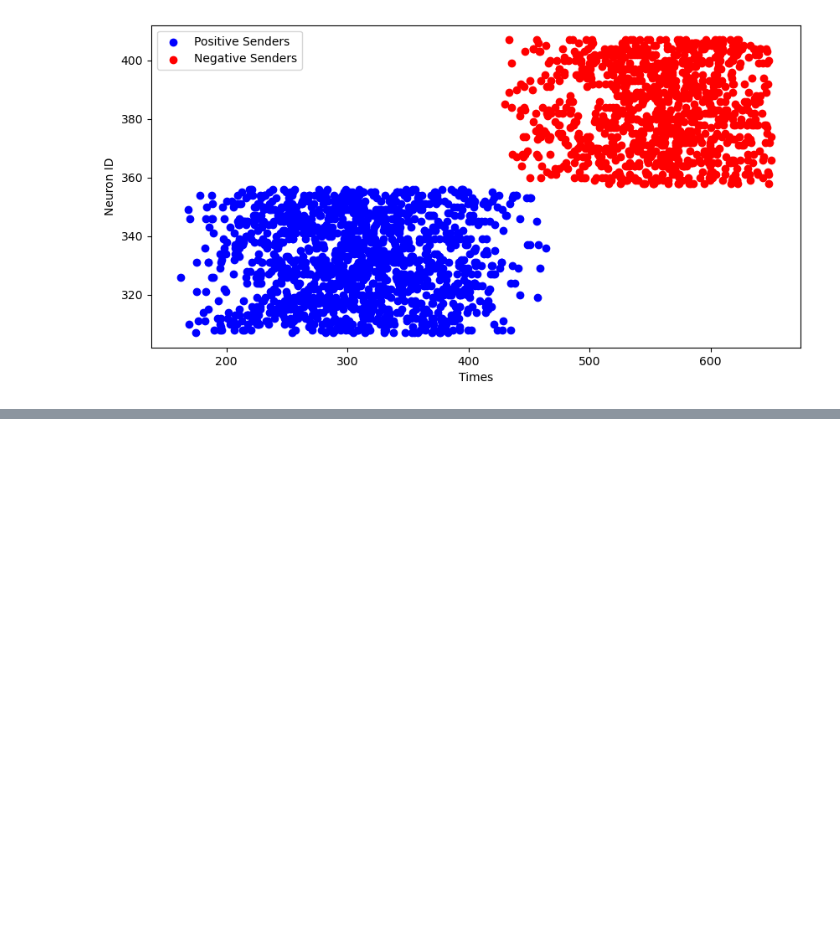
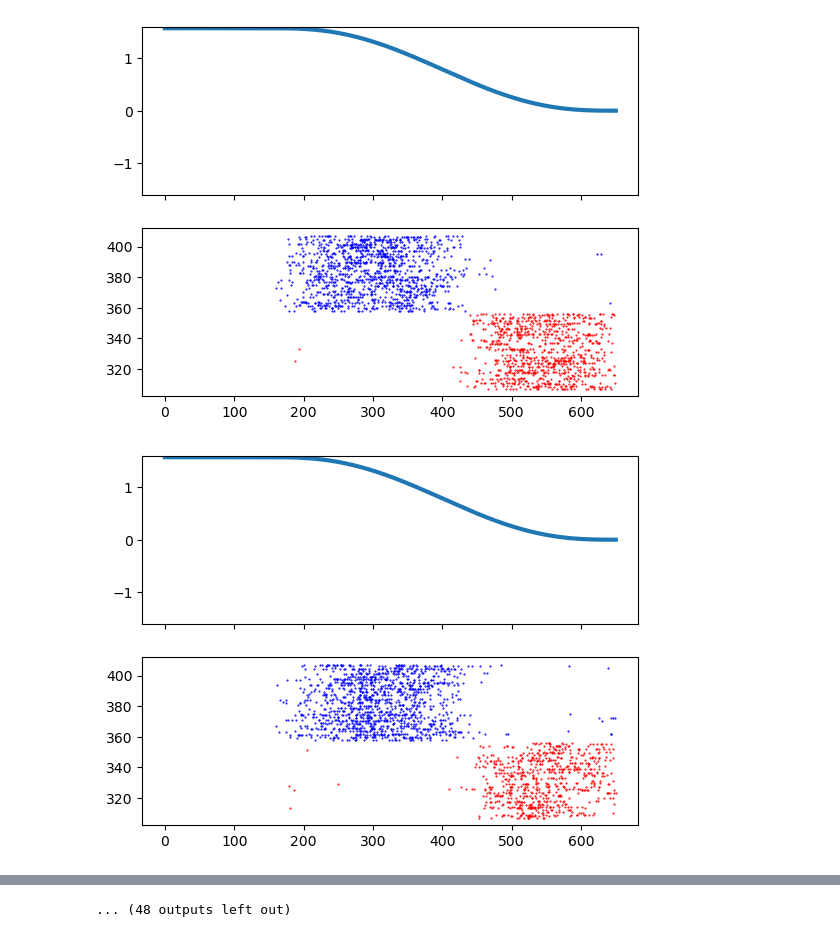
Before and after one commit to shimoura/motor-controller-model, a Jupyter notebook: dataset_motor_training/checking_data.ipynb, the cells around one changed output, grey strips where cells are left out. Saved outputs shown, nothing was run; the diff lists cells and outputs as text; code cells hidden in the pictures; blank space fills up the shorter version.

```diff
--- a/dataset_motor_training/checking_data.ipynb
+++ b/dataset_motor_training/checking_data.ipynb
@@ -35,15 +0,0 @@ parsed_data = parse_file('dataset_spikes.gdf', structure)
-# %%
-import matplotlib.pyplot as plt
-
-data = parsed_data[10]
-
-# Plot senders_pos against times_pos
-plt.figure(figsize=(10, 5))
-plt.scatter(data['times_pos'], data['senders_pos'], color='blue', label='Positive Senders')
-plt.scatter(data['times_neg'], data['senders_neg'], color='red', label='Negative Senders')
-plt.xlabel('Times')
-plt.ylabel('Neuron ID')
-plt.legend()
-plt.show()
-# %% [output]
-[figure, removed]
@@ -49,0 +47,23 @@ plt.show()
+# %%
+dataset = load_data_file('dataset_spikes.gdf')
+time_span = 650.0  # [ms]
+res = 0.1  # [ms]
+time = time_vect  = np.linspace(0, time_span, num=int(np.round(time_span/res)), endpoint=True)
+# Plot
+for exp, experiment in enumerate(dataset):
+    trj_num = int(experiment[0][0])
+    id_pos = experiment[1]
+    time_pos = experiment[2]
+    id_neg = experiment[3]
+    time_neg = experiment[4]
+
+    fig, ax = plt.subplots(2, 1, sharex=True)
+    trj = np.loadtxt(f"trajectory{trj_num}.txt")
+    ax[0].plot(time_vect, trj, lw=3)
+    ax[0].set_ylim(-1.6, 1.6)
+    ax[1].plot(time_pos, id_pos,'r.', markersize=1)
+    ax[1].plot(time_neg, id_neg,'b.', markersize=1)
+    # plt.savefig(f'experiment{exp}.png')
+# %% [output]
+[figure, added]
+[figure, added]
@@ -49,0 +80 @@ plt.show()
+... (48 outputs left out)
```
Also changed, not shown: parts of 4 cells of this notebook, 20 other files.
